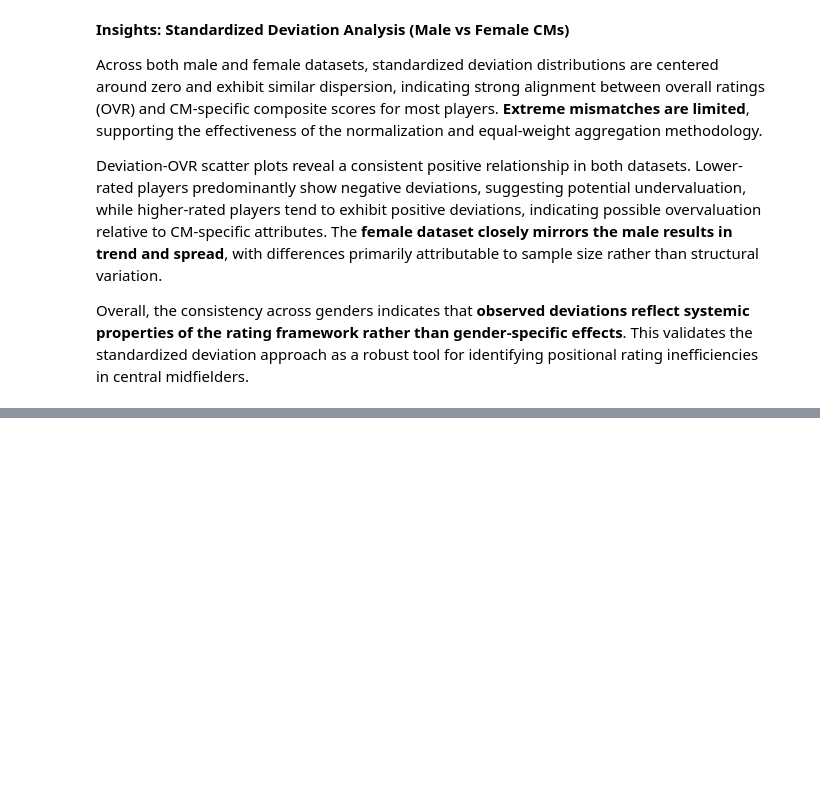
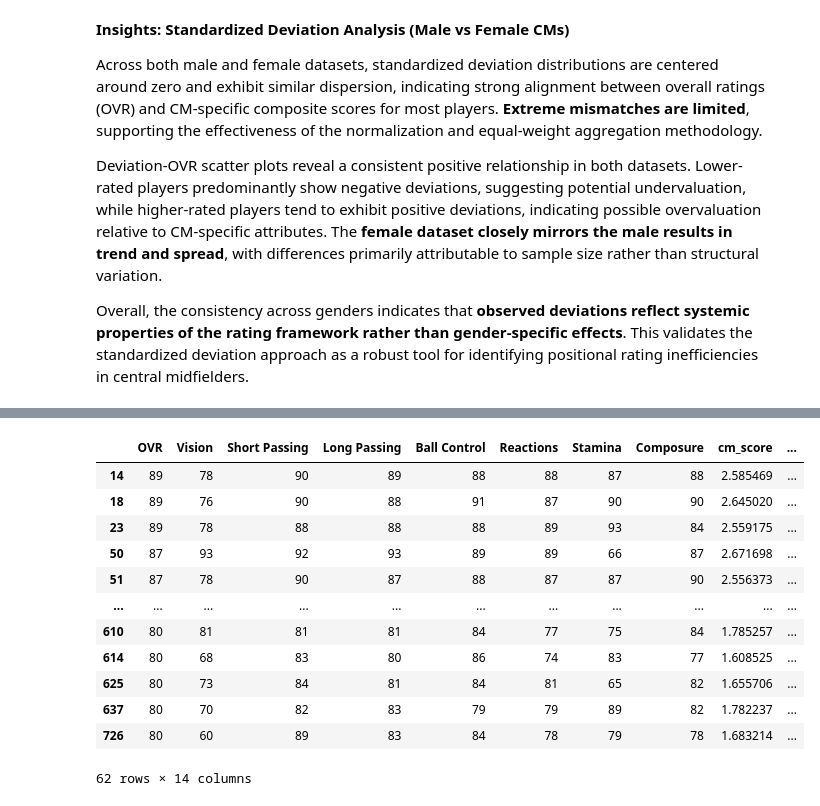
Before and after one commit to an1rudhrawat/EAFC-Dataset-Analysis, a Jupyter notebook: EAFC (1).ipynb, the cells around one changed output, grey strips where cells are left out. Cells and saved outputs as stored; diff of their text form; code cells hidden in the pictures; blank space fills up the shorter version.

```diff
--- a/EAFC (1).ipynb
+++ b/EAFC (1).ipynb
@@ -1047,0 +1202,17 @@ Overall, the consistency across genders indicates that **observed deviations ref
+# %%
+men_cm_elite=men_cm[men_cm['OVR_Tier'].isin(['80-84','85-89'])]
+men_cm_elite
+# %% [output]
+|  | OVR | Vision | Short Passing | Long Passing | Ball Control | Reactions | Stamina | Composure | cm_score | ... |
+| 14 | 89 | 78 | 90 | 89 | 88 | 88 | 87 | 88 | 2.585469 | ... |
+| 18 | 89 | 76 | 90 | 88 | 91 | 87 | 90 | 90 | 2.645020 | ... |
+| 23 | 89 | 78 | 88 | 88 | 88 | 89 | 93 | 84 | 2.559175 | ... |
+| 50 | 87 | 93 | 92 | 93 | 89 | 89 | 66 | 87 | 2.671698 | ... |
+| 51 | 87 | 78 | 90 | 87 | 88 | 87 | 87 | 90 | 2.556373 | ... |
+| ... | ... | ... | ... | ... | ... | ... | ... | ... | ... | ... |
+| 610 | 80 | 81 | 81 | 81 | 84 | 77 | 75 | 84 | 1.785257 | ... |
+| 614 | 80 | 68 | 83 | 80 | 86 | 74 | 83 | 77 | 1.608525 | ... |
+| 625 | 80 | 73 | 84 | 81 | 84 | 81 | 65 | 82 | 1.655706 | ... |
+| 637 | 80 | 70 | 82 | 83 | 79 | 79 | 89 | 82 | 1.782237 | ... |
+| 726 | 80 | 60 | 89 | 83 | 84 | 78 | 79 | 78 | 1.683214 | ... |
+62 rows × 14 columns
```
Also changed, not shown: parts of 23 cells of this notebook.
